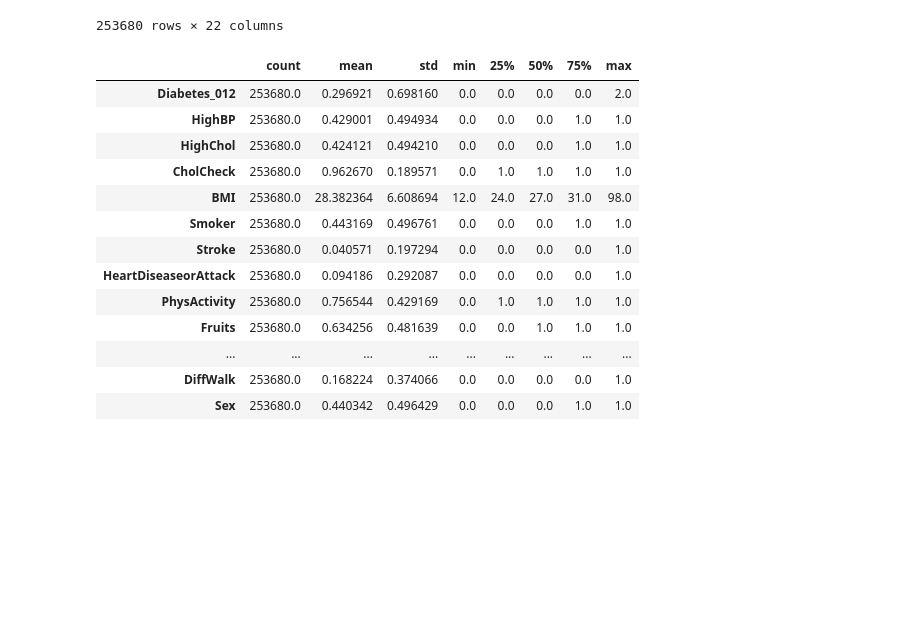
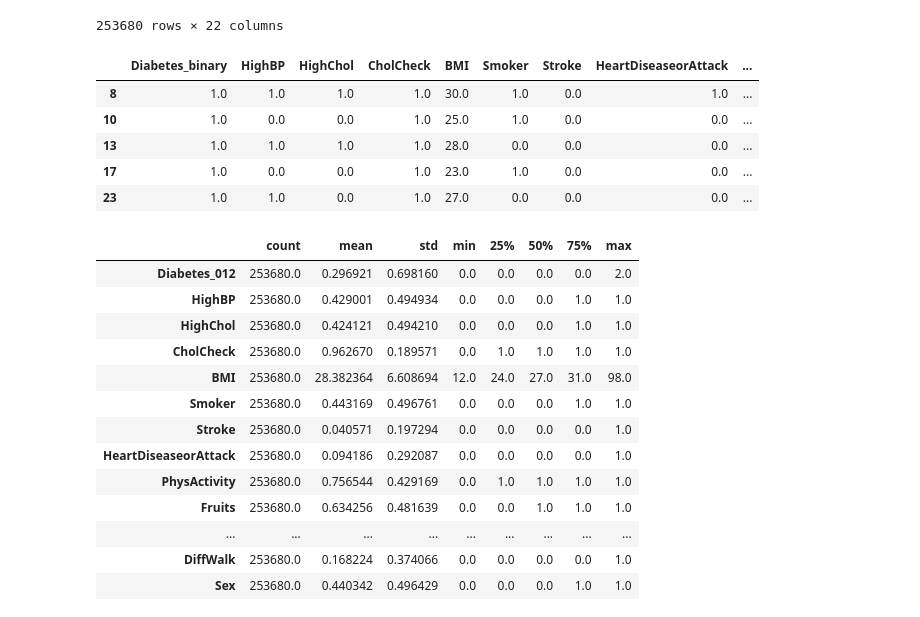
Before and after one commit to bawamehar/ClassificationHealthDiabetes, a Jupyter notebook: Notebooks/diabetes.ipynb, the cells around one changed output. Saved outputs shown, nothing was run; the diff lists cells and outputs as text; code cells hidden in the pictures; blank space fills up the shorter version.

```diff
--- a/Notebooks/diabetes.ipynb
+++ b/Notebooks/diabetes.ipynb
@@ -65,6 +67,15 @@ df
 | 253678 | 0.0 | 1.0 | 0.0 | 1.0 | 23.0 | 0.0 | 0.0 | 0.0 | ... |
 | 253679 | 2.0 | 1.0 | 1.0 | 1.0 | 25.0 | 0.0 | 0.0 | 1.0 | ... |
 253680 rows × 22 columns
+# %%
+df.loc[df['Diabetes_binary'] == 1].head(5)
+# %% [output]
+|  | Diabetes_binary | HighBP | HighChol | CholCheck | BMI | Smoker | Stroke | HeartDiseaseorAttack | ... |
+| 8 | 1.0 | 1.0 | 1.0 | 1.0 | 30.0 | 1.0 | 0.0 | 1.0 | ... |
+| 10 | 1.0 | 0.0 | 0.0 | 1.0 | 25.0 | 1.0 | 0.0 | 0.0 | ... |
+| 13 | 1.0 | 1.0 | 1.0 | 1.0 | 28.0 | 0.0 | 0.0 | 0.0 | ... |
+| 17 | 1.0 | 0.0 | 0.0 | 1.0 | 23.0 | 1.0 | 0.0 | 0.0 | ... |
+| 23 | 1.0 | 1.0 | 0.0 | 1.0 | 27.0 | 0.0 | 0.0 | 0.0 | ... |
 # %%
 df.describe(include='all').T
 # %% [output]
```
Also changed, not shown: parts of 20 cells of this notebook, 14 other files.
